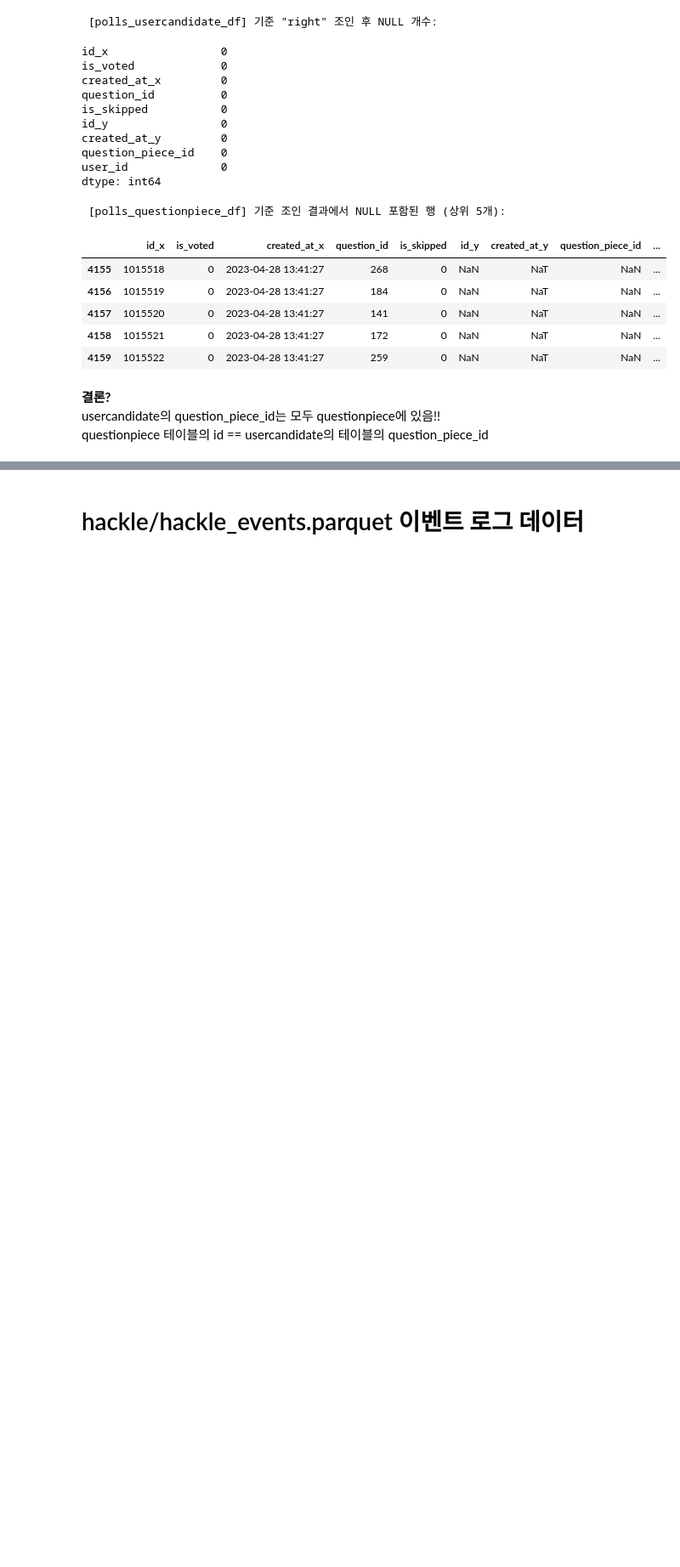
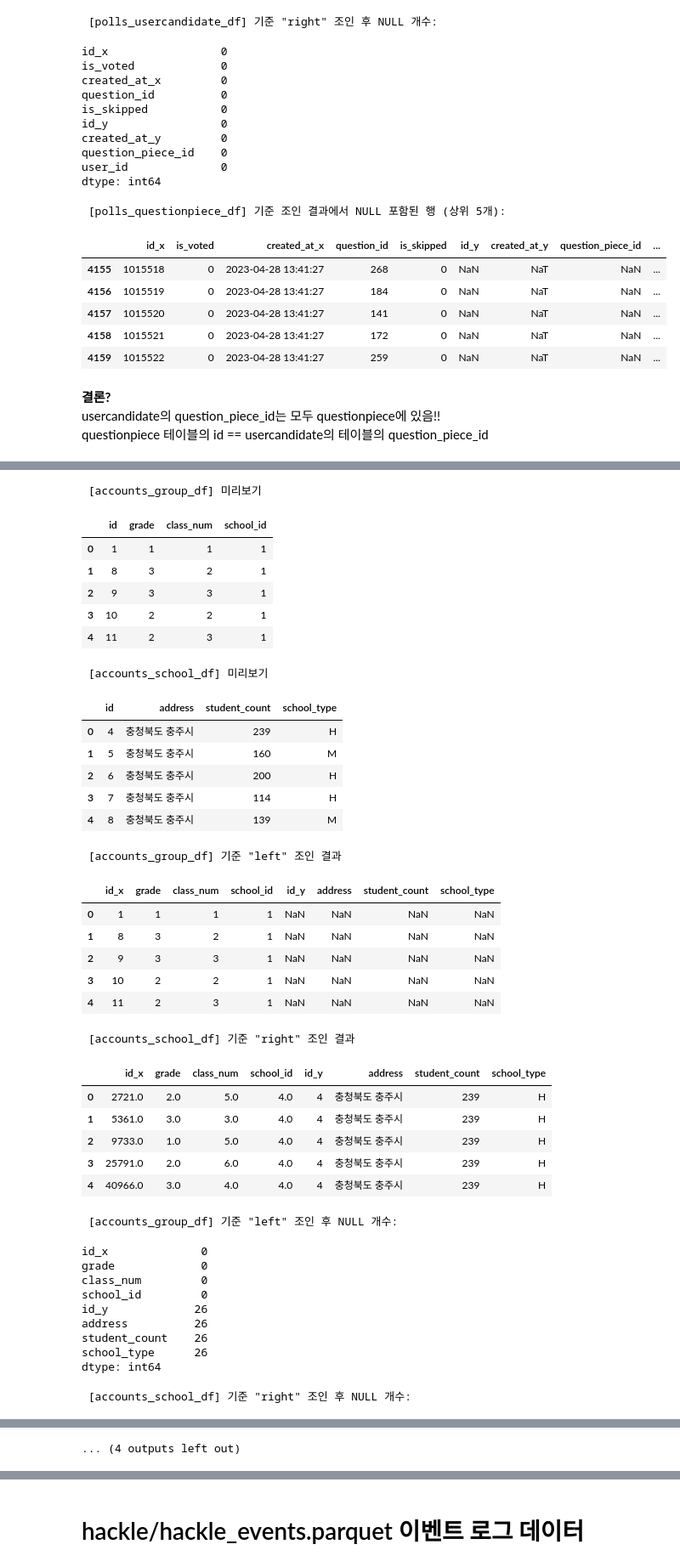
Before and after one commit to seung127/codeit_project, a Jupyter notebook: codeit-project-docker/notebooks/eda.ipynb, the cells around one changed output, grey strips where cells are left out. Shown at 85% size. Cells and saved outputs as stored; diff of their text form; code cells hidden in the pictures; blank space fills up the shorter version.

```diff
--- a/codeit-project-docker/notebooks/eda.ipynb
+++ b/codeit-project-docker/notebooks/eda.ipynb
@@ -2429,0 +2529,51 @@ questionpiece 테이블의 id == usercandidate의 테이블의 question_piece_id
+# %%
+left_df, right_df = check_id(
+    accounts_group_df,
+    accounts_school_df,
+    left_on='school_id',
+    right_on='id',
+    how1='left',
+    how2='right',
+    df1_name='accounts_group_df',
+    df2_name='accounts_school_df'
+);
+# %% [output]
+ [accounts_group_df] 미리보기
+|  | id | grade | class_num | school_id |
+| 0 | 1 | 1 | 1 | 1 |
+| 1 | 8 | 3 | 2 | 1 |
+| 2 | 9 | 3 | 3 | 1 |
+| 3 | 10 | 2 | 2 | 1 |
+| 4 | 11 | 2 | 3 | 1 |
+ [accounts_school_df] 미리보기
+|  | id | address | student_count | school_type |
+| 0 | 4 | 충청북도 충주시 | 239 | H |
+| 1 | 5 | 충청북도 충주시 | 160 | M |
+| 2 | 6 | 충청북도 충주시 | 200 | H |
+| 3 | 7 | 충청북도 충주시 | 114 | H |
+| 4 | 8 | 충청북도 충주시 | 139 | M |
+ [accounts_group_df] 기준 "left" 조인 결과
+|  | id_x | grade | class_num | school_id | id_y | address | student_count | school_type |
+| 0 | 1 | 1 | 1 | 1 | NaN | NaN | NaN | NaN |
+| 1 | 8 | 3 | 2 | 1 | NaN | NaN | NaN | NaN |
+| 2 | 9 | 3 | 3 | 1 | NaN | NaN | NaN | NaN |
+| 3 | 10 | 2 | 2 | 1 | NaN | NaN | NaN | NaN |
+| 4 | 11 | 2 | 3 | 1 | NaN | NaN | NaN | NaN |
+ [accounts_school_df] 기준 "right" 조인 결과
+|  | id_x | grade | class_num | school_id | id_y | address | student_count | school_type |
+| 0 | 2721.0 | 2.0 | 5.0 | 4.0 | 4 | 충청북도 충주시 | 239 | H |
+| 1 | 5361.0 | 3.0 | 3.0 | 4.0 | 4 | 충청북도 충주시 | 239 | H |
+| 2 | 9733.0 | 1.0 | 5.0 | 4.0 | 4 | 충청북도 충주시 | 239 | H |
+| 3 | 25791.0 | 2.0 | 6.0 | 4.0 | 4 | 충청북도 충주시 | 239 | H |
+| 4 | 40966.0 | 3.0 | 4.0 | 4.0 | 4 | 충청북도 충주시 | 239 | H |
+ [accounts_group_df] 기준 "left" 조인 후 NULL 개수:
+id_x              0
+grade             0
+class_num         0
+school_id         0
+id_y             26
+address          26
+student_count    26
+school_type      26
+dtype: int64
+ [accounts_school_df] 기준 "right" 조인 후 NULL 개수:
@@ -2429,0 +2589 @@ questionpiece 테이블의 id == usercandidate의 테이블의 question_piece_id
+... (4 outputs left out)
```
Also changed, not shown: parts of 24 cells of this notebook.
